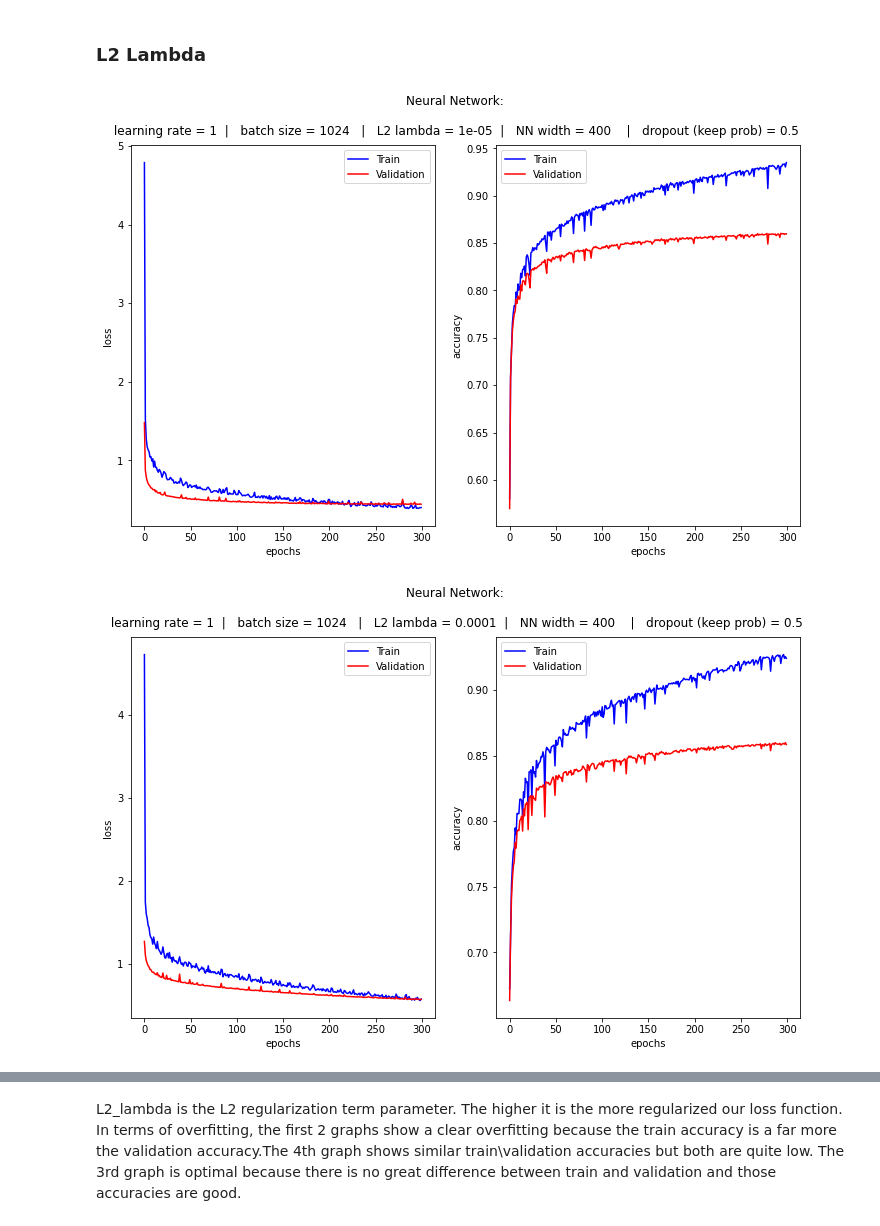
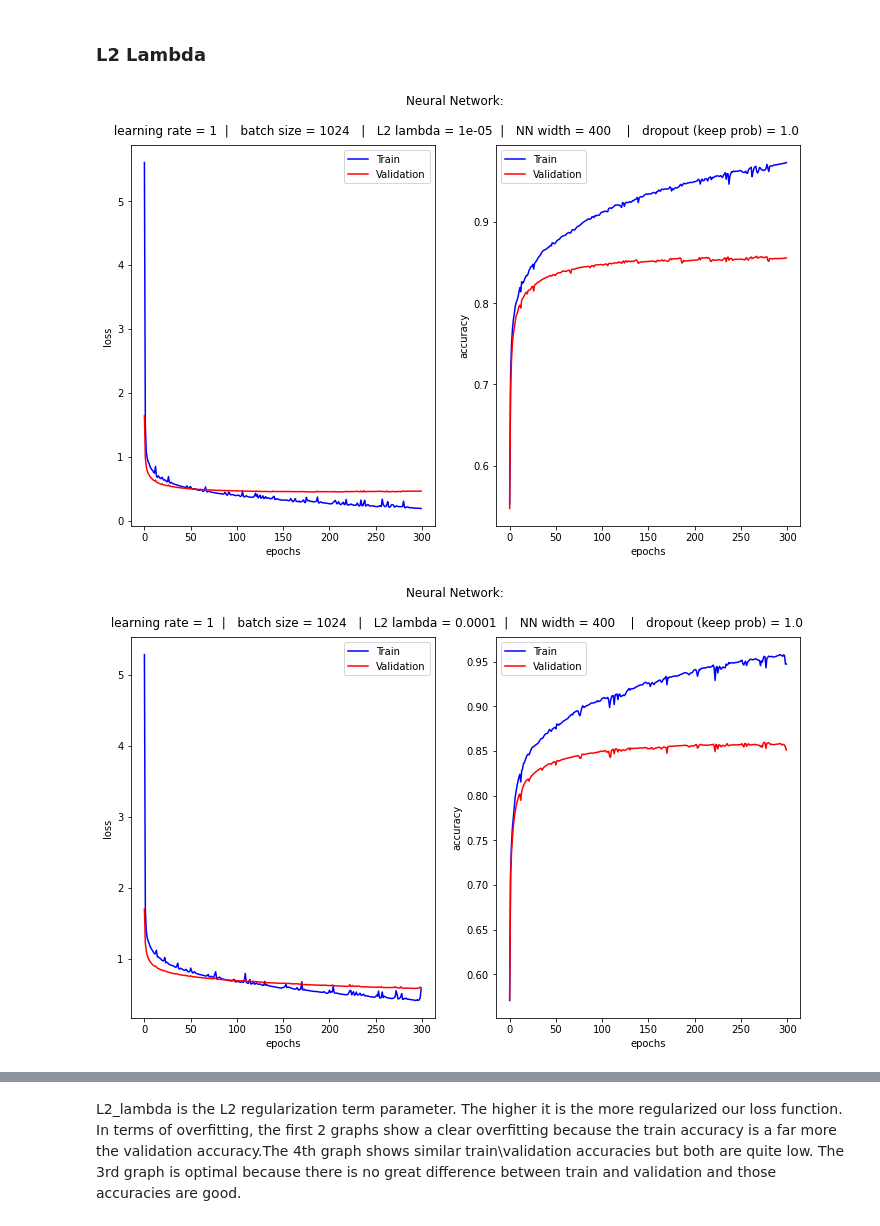
Before and after one commit to moshebeutel/DL_BIU, a Jupyter notebook: Ex2_solution_notebook.ipynb, the cells around one changed output, grey strips where cells are left out. Cells and saved outputs as stored; diff of their text form; code cells hidden in the pictures.

```diff
--- a/Ex2_solution_notebook.ipynb
+++ b/Ex2_solution_notebook.ipynb
@@ -649,7 +614,7 @@ tune_hyper_param(x_train, y_train, x_val, y_val,'dropout_keep_prob',dropout_keep
 ### L2 Lambda
 # %%
 l2_lambda_list = [0.00001, 0.0001,0.001, 0.01]
-tune_hyper_param(x_train, y_train, x_val, y_val,'l2_lambda',l2_lambda_list, num_epochs=300)
+tune_hyper_param(x_train, y_train, x_val, y_val,'l2_lambda',l2_lambda_list,dropout_keep_prob=1.0, num_epochs=300)
 # %% [output]
-[figure, old version]
+[figure, new version]
-[figure, old version]
+[figure, new version]
```
Also changed, not shown: parts of 59 cells of this notebook, 5 other files.
